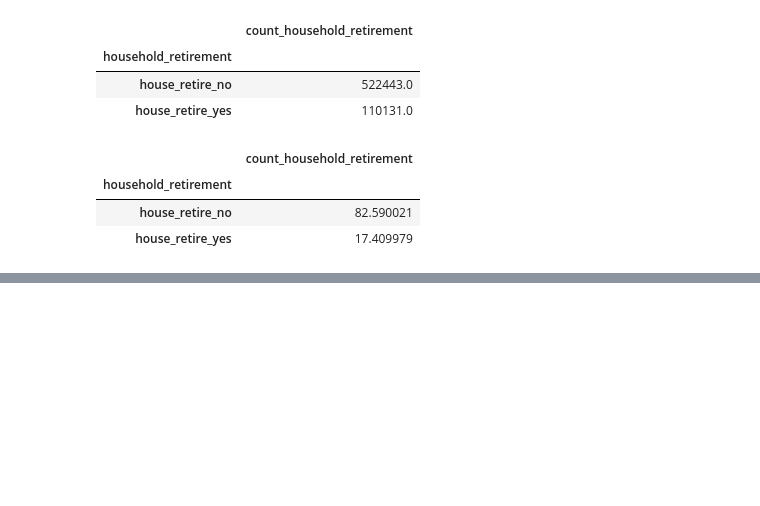
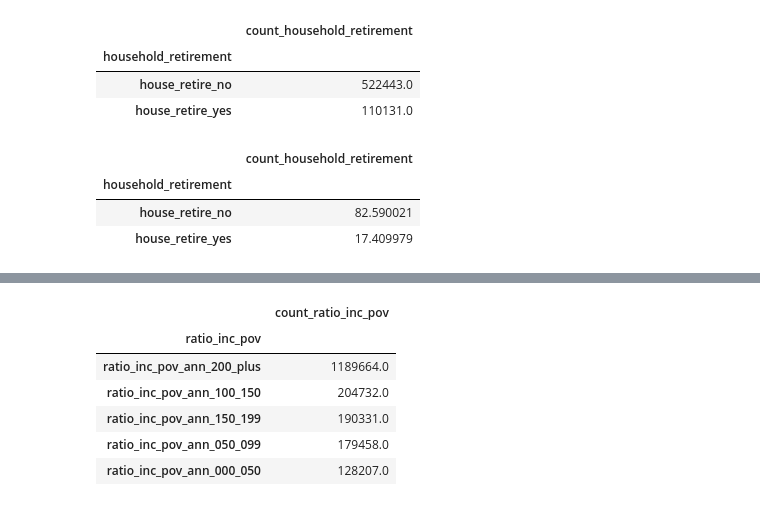
Before and after one commit to VIA-Transit-Rules/VIA_project, a Jupyter notebook: Sean/census_melt_income_poverty_gvt_assist.ipynb, the cells around one changed output, grey strips where cells are left out. Saved outputs shown, nothing was run; the diff lists cells and outputs as text; code cells hidden in the pictures; blank space fills up the shorter version.

```diff
--- a/Sean/census_melt_income_poverty_gvt_assist.ipynb
+++ b/Sean/census_melt_income_poverty_gvt_assist.ipynb
@@ -493,0 +514,11 @@ df_total_retire.sort_values(by = 'count_household_retirement', ascending = False
+# %%
+df_total_poverty_ratio = df_poverty_ratio.groupby('ratio_inc_pov').sum()
+df_total_poverty_ratio.sort_values(by = 'count_ratio_inc_pov', ascending = False)
+# %% [output]
+|  | count_ratio_inc_pov |
+| ratio_inc_pov |  |
+| ratio_inc_pov_ann_200_plus | 1189664.0 |
+| ratio_inc_pov_ann_100_150 | 204732.0 |
+| ratio_inc_pov_ann_150_199 | 190331.0 |
+| ratio_inc_pov_ann_050_099 | 179458.0 |
+| ratio_inc_pov_ann_000_050 | 128207.0 |
```
Also changed, not shown: parts of 4 cells of this notebook, 2 other files.
